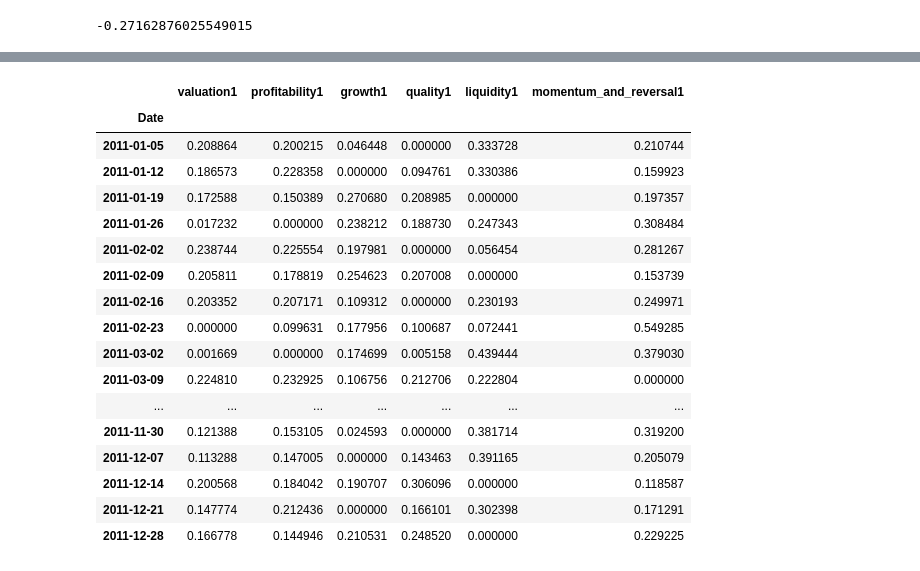
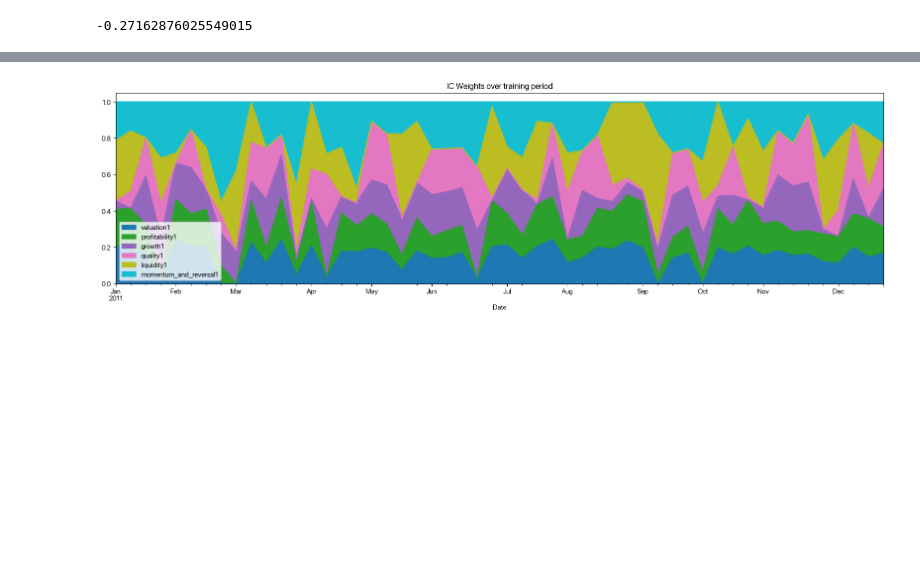
Before and after one commit to taehokimmm/MFSS-XGBoost, a Jupyter notebook: MFSS-XGBoost.ipynb, the cells around one changed output, grey strips where cells are left out. Cells and saved outputs as stored; diff of their text form; code cells hidden in the pictures; blank space fills up the shorter version.

Commit message:
✅ added GridSearchCV, model train/test split

```diff
--- a/MFSS-XGBoost.ipynb
+++ b/MFSS-XGBoost.ipynb
@@ -20,7 +20,7 @@ TEST_PERIOD = pd.date_range("2016-01-01", "2016-12-31", freq="7D")
 BASELINE_DATE = pd.to_datetime("2002-05-21")
 # %%
 class Stock:
-    def __init__(self, name, df_price: pd.DataFrame, df_stats: pd.DataFrame):
+    def __init__(self, name, df_price: pd.DataFrame, df_stats: pd.DataFrame = None):
         self.name = name
         self.df = df_price
         self.dfStat = df_stats
@@ -94,6 +106,7 @@ class StockPile:
 # %%
 stocks = ["AAPL", "AXP", "AMGN", "BA", "CAT", "CVX", "CSCO", "GS"]
-dow30 = StockPile("DOW30")
+djia = pd.read_csv(os.path.join(DATA_DIR, "DJIA.csv"), parse_dates=["Date"])
+dow30 = StockPile("DOW30", djia)
 for stock in stocks:
     df_price = pd.read_csv(os.path.join(DATA_DIR, f"{stock}.csv"), parse_dates=["Date"])
     df_stats = pd.read_csv(
@@ -130,7 +145,7 @@ date = []
 
 for i in trange(len(TRAIN_PERIOD)):
     date.append(TRAIN_PERIOD[i])
-    ic.append(dow30.calcICBulk(TRAIN_PERIOD[i]))
+    ic.append(dow30.calcICBulk(TRAIN_PERIOD[i]) + [dow30.getIndex(TRAIN_PERIOD[i])])
     if i < len(TRAIN_PERIOD) - 1:
         nextic.append([dow30.calcIC(factor, TRAIN_PERIOD[i + 1]) for factor in FACTORS])
     else:
@@ -140,32 +155,31 @@ for i in trange(len(TRAIN_PERIOD)):
                 for factor in FACTORS
             ]
         )
+
+Date = pd.DataFrame(date, columns=["Date"])
+IC_train = pd.DataFrame(
+    ic,
+    columns=[factor + "1" for factor in FACTORS]
+    + [factor + "5" for factor in FACTORS]
+    + [factor + "10" for factor in FACTORS]
+    + ["Index"],
+)
+nextIC_train = pd.DataFrame(nextic, columns=FACTORS)
 # %%
-Date = pd.DataFrame(date, columns=["Date"])
-IC = pd.DataFrame(ic, columns=[factor + "1" for factor in FACTORS] + [factor + "5" for factor in FACTORS] + [factor + "10" for factor in FACTORS])
-nextIC = pd.DataFrame(nextic, columns = FACTORS)
+# IC Graph Generation
+icwithdate = pd.concat([Date, IC_train.iloc[:, 0:6]], axis=1)
+icwithdate.set_index("Date", inplace=True)
+icwithdate = icwithdate.sub(icwithdate.min(axis=1), axis=0).div(
+    icwithdate.max(axis=1) - icwithdate.min(axis=1), axis=0
+)
+icwithdate = icwithdate.div(icwithdate.sum(axis=1), axis=0)
 
-icwithdate = pd.concat([Date, IC.iloc[:, 0:6]], axis=1)
-icwithdate.set_index("Date", inplace=True)
-icwithdate = icwithdate.sub(icwithdate.min(axis=1), axis=0).div(icwithdate.max(axis= 1) -icwithdate.min(axis = 1), axis=0)
-icwithdate = icwithdate.div(icwithdate.sum(axis=1), axis=0)
-icwithdate
+icwithdate.plot.area(
+    figsize=(20, 5),
+    legend=True,
+    colormap="tab10",
+    title="IC Weights over training period",
+)
+plt.savefig(dpi=300, fname="icweights.png")
 # %% [output]
-|  | valuation1 | profitability1 | growth1 | quality1 | liquidity1 | momentum_and_reversal1 |
-| Date |  |  |  |  |  |  |
-| 2011-01-05 | 0.208864 | 0.200215 | 0.046448 | 0.000000 | 0.333728 | 0.210744 |
-| 2011-01-12 | 0.186573 | 0.228358 | 0.000000 | 0.094761 | 0.330386 | 0.159923 |
-| 2011-01-19 | 0.172588 | 0.150389 | 0.270680 | 0.208985 | 0.000000 | 0.197357 |
-| 2011-01-26 | 0.017232 | 0.000000 | 0.238212 | 0.188730 | 0.247343 | 0.308484 |
-| 2011-02-02 | 0.238744 | 0.225554 | 0.197981 | 0.000000 | 0.056454 | 0.281267 |
-| 2011-02-09 | 0.205811 | 0.178819 | 0.254623 | 0.207008 | 0.000000 | 0.153739 |
-| 2011-02-16 | 0.203352 | 0.207171 | 0.109312 | 0.000000 | 0.230193 | 0.249971 |
-| 2011-02-23 | 0.000000 | 0.099631 | 0.177956 | 0.100687 | 0.072441 | 0.549285 |
-| 2011-03-02 | 0.001669 | 0.000000 | 0.174699 | 0.005158 | 0.439444 | 0.379030 |
-| 2011-03-09 | 0.224810 | 0.232925 | 0.106756 | 0.212706 | 0.222804 | 0.000000 |
-| ... | ... | ... | ... | ... | ... | ... |
-| 2011-11-30 | 0.121388 | 0.153105 | 0.024593 | 0.000000 | 0.381714 | 0.319200 |
-| 2011-12-07 | 0.113288 | 0.147005 | 0.000000 | 0.143463 | 0.391165 | 0.205079 |
-| 2011-12-14 | 0.200568 | 0.184042 | 0.190707 | 0.306096 | 0.000000 | 0.118587 |
-| 2011-12-21 | 0.147774 | 0.212436 | 0.000000 | 0.166101 | 0.302398 | 0.171291 |
-| 2011-12-28 | 0.166778 | 0.144946 | 0.210531 | 0.248520 | 0.000000 | 0.229225 |
+[figure, added]
```
Also changed, not shown: parts of 12 cells of this notebook, 3 other files.
